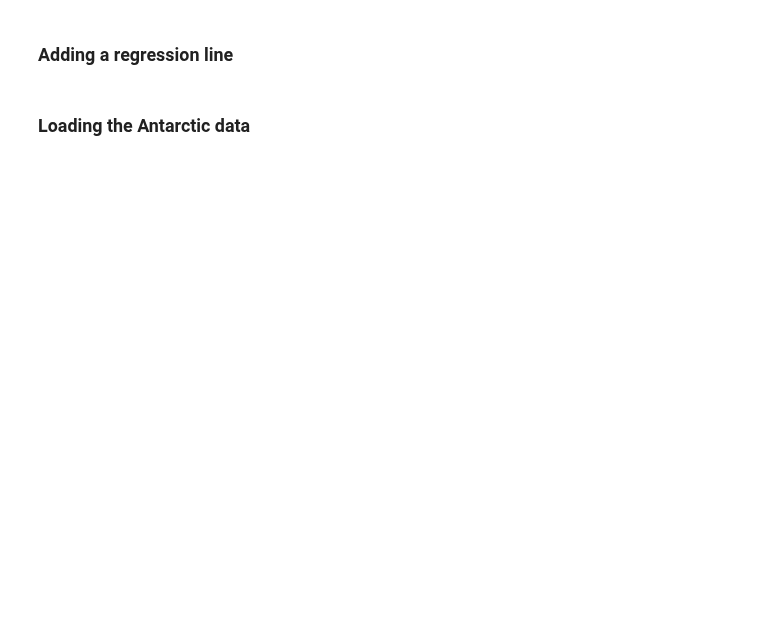
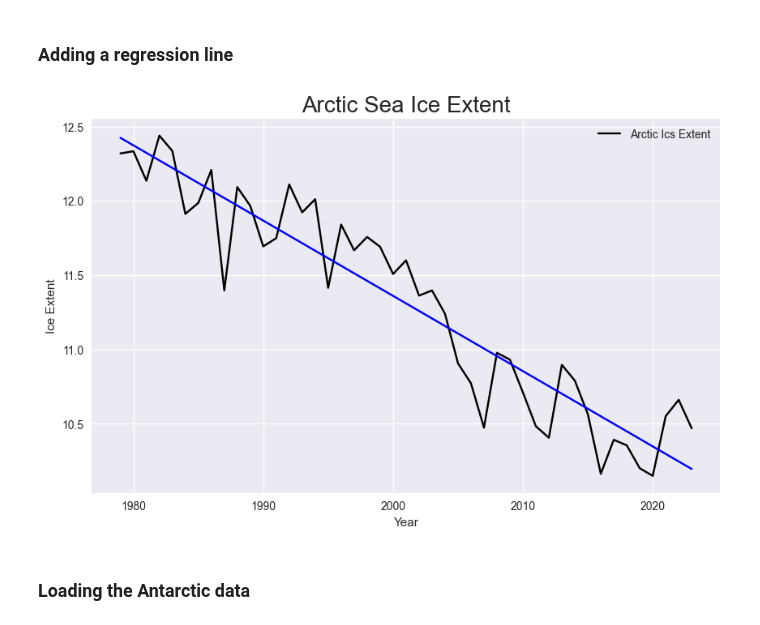
Before and after one commit to dilancroos/ice_extent, a Jupyter notebook: sea_ice.ipynb, the cells around one changed output. Cells and saved outputs as stored; diff of their text form; code cells hidden in the pictures; blank space fills up the shorter version.

Commit message:
Mod: Ranjani- Final plot update

```diff
--- a/sea_ice.ipynb
+++ b/sea_ice.ipynb
@@ -149,19 +229,21 @@ plt.show()
 # %%
 # Add regression line
 # plot the data
 plt.style.use('seaborn-v0_8')
 plt.figure(figsize=(10, 6))
 plt.plot(n_seaice_grouped['Extent'], label='Arctic Ics Extent', color='black')
 plt.xlabel('Year')
 plt.ylabel('Ice Extent')
 plt.title('Arctic Sea Ice Extent', fontsize=20)
 plt.legend()
 
 # Add regression line
 z = np.polyfit(n_seaice_grouped.index, n_seaice_grouped['Extent'], 1)
 p = np.poly1d(z)
-plt.plot(n_seaice_grouped.index, p(n_seaice_grouped.index), "r-")
+plt.plot(n_seaice_grouped.index, p(n_seaice_grouped.index), "b-")
 plt.show()
+# %% [output]
+[figure, added]
 # %% [markdown]
 ### Loading the Antarctic data
 # %%
```
Also changed, not shown: parts of 41 cells of this notebook.
